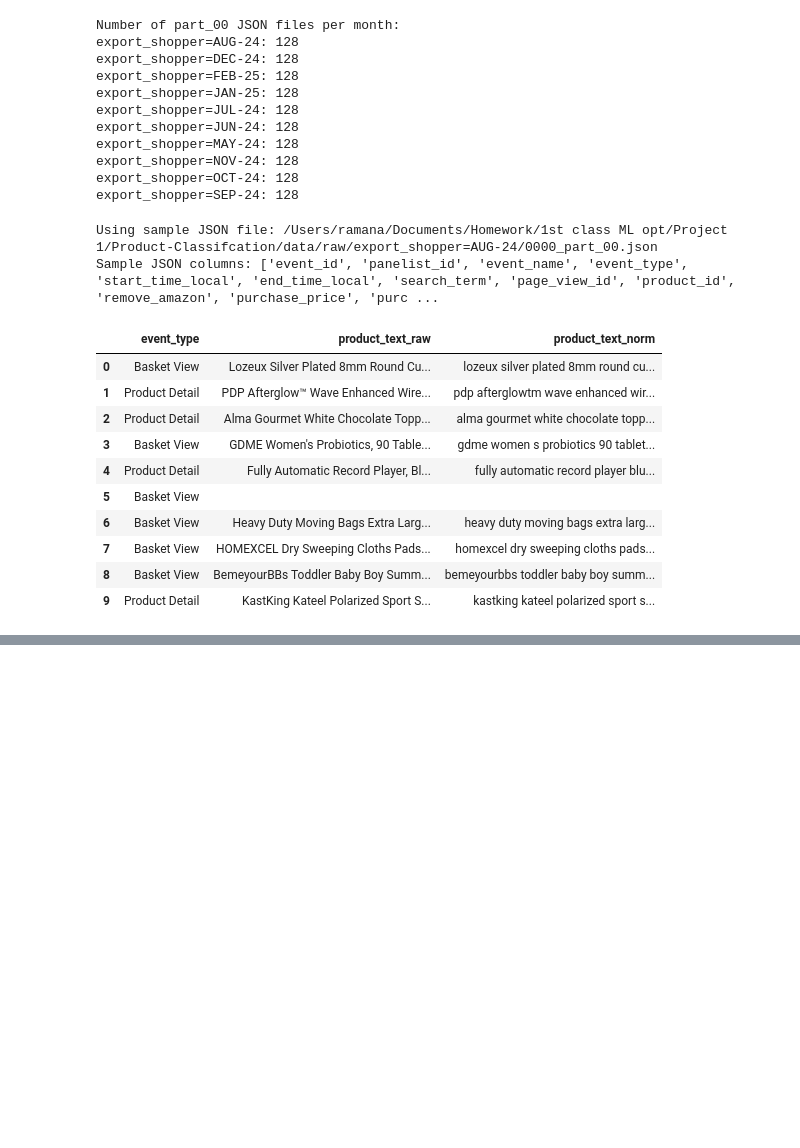
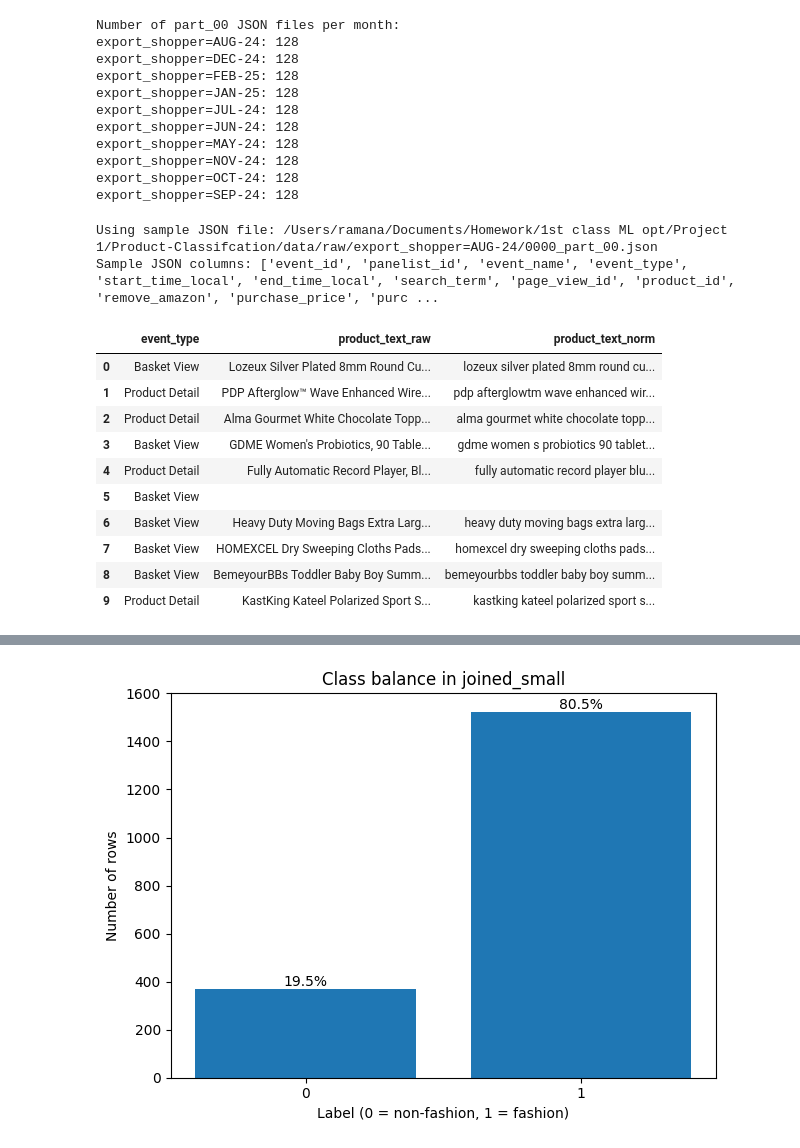
Before and after one commit to rlvramana/Product-Classifcation, a Jupyter notebook: notebooks/02_join_json_and_labels.ipynb, the cells around one changed output, grey strips where cells are left out. Cells and saved outputs as stored; diff of their text form; code cells hidden in the pictures; blank space fills up the shorter version.

```diff
--- a/notebooks/02_join_json_and_labels.ipynb
+++ b/notebooks/02_join_json_and_labels.ipynb
@@ -132,0 +292,19 @@ Sample JSON columns: ['event_id', 'panelist_id', 'event_name', 'event_type', 'st
+# %%
+# Join products_small with labels_clean on product_text_norm (inner join)
+
+cols_labels_for_join = ["product_text_norm", "label", "label_raw"]
+
+joined_small = products_small.merge(
+    labels_clean[cols_labels_for_join],
+    on="product_text_norm",
+    how="inner",
+)
+
+print("products_small rows:", len(products_small))
+print("joined_small rows  :", len(joined_small))
+print("Unique product_text_norm in joined_small:", joined_small["product_text_norm"].nunique())
+
+# Show a small sample of joined rows
+joined_small[
+    ["product_text_raw", "product_text_norm", "label_raw", "label", "month"]
+].head(20)
@@ -132,0 +332,63 @@ Sample JSON columns: ['event_id', 'panelist_id', 'event_name', 'event_type', 'st
+# %%
+import matplotlib.pyplot as plt
+
+# Basic counts
+n_rows = len(joined_small)
+n_unique = joined_small["product_text_norm"].nunique()
+print(f"Total joined rows (events): {n_rows}")
+print(f"Unique product_text_norm   : {n_unique}")
+
+# How many rows are duplicates at the product_text_norm level?
+dup_mask = joined_small["product_text_norm"].duplicated(keep=False)
+n_dup_rows = dup_mask.sum()
+print(f"Rows belonging to duplicated product_text_norm values: {n_dup_rows}")
+
+# Detect conflicts: same normalized text with both labels 0 and 1
+label_counts_by_text = joined_small.groupby("product_text_norm")["label"].nunique()
+conflict_texts = label_counts_by_text[label_counts_by_text > 1].index
+
+n_conflict_texts = len(conflict_texts)
+n_conflict_rows = joined_small[joined_small["product_text_norm"].isin(conflict_texts)].shape[0]
+
+print(f"\nNumber of product_text_norm values with conflicting labels (0 and 1): {n_conflict_texts}")
+print(f"Number of rows affected by conflicts: {n_conflict_rows}")
+
+# Class balance in the joined slice
+cls_counts = joined_small["label"].value_counts().sort_index()
+cls_pct = joined_small["label"].value_counts(normalize=True).sort_index() * 100
+
+print("\nClass balance in joined_small (0=non-fashion, 1=fashion):")
+for k in cls_counts.index:
+    print(f"label={k}: {cls_counts[k]} rows ({cls_pct[k]:.2f}%)")
+
+# Simple bar chart with percentages
+labels_list = cls_counts.index.astype(str).tolist()
+values = cls_counts.values
+pct_values = [cls_pct[k] for k in cls_counts.index]
+x_pos = range(len(labels_list))
+
+plt.figure()
+bars = plt.bar(x_pos, values)
+plt.xticks(x_pos, labels_list)
+plt.xlabel("Label (0 = non-fashion, 1 = fashion)")
+plt.ylabel("Number of rows")
+plt.title("Class balance in joined_small")
+
+for x, height, pct in zip(x_pos, values, pct_values):
+    plt.text(x, height, f"{pct:.1f}%", ha="center", va="bottom")
+
+plt.grid(False)
+plt.tight_layout()
+plt.show()
+
+# Show a few examples of any conflicts (if they exist)
+if n_conflict_texts > 0:
+    print("\nSample conflicting products:")
+    display(
+        joined_small[joined_small["product_text_norm"].isin(conflict_texts)]
+        .sort_values("product_text_norm")
+        .head(20)
+    )
+else:
+    print("\nNo conflicting labels found in this joined slice.")
+# %% [output]
@@ -132,0 +405 @@ Sample JSON columns: ['event_id', 'panelist_id', 'event_name', 'event_type', 'st
+[figure, added]
```
Also changed, not shown: parts of 16 cells of this notebook, 1 other file.
